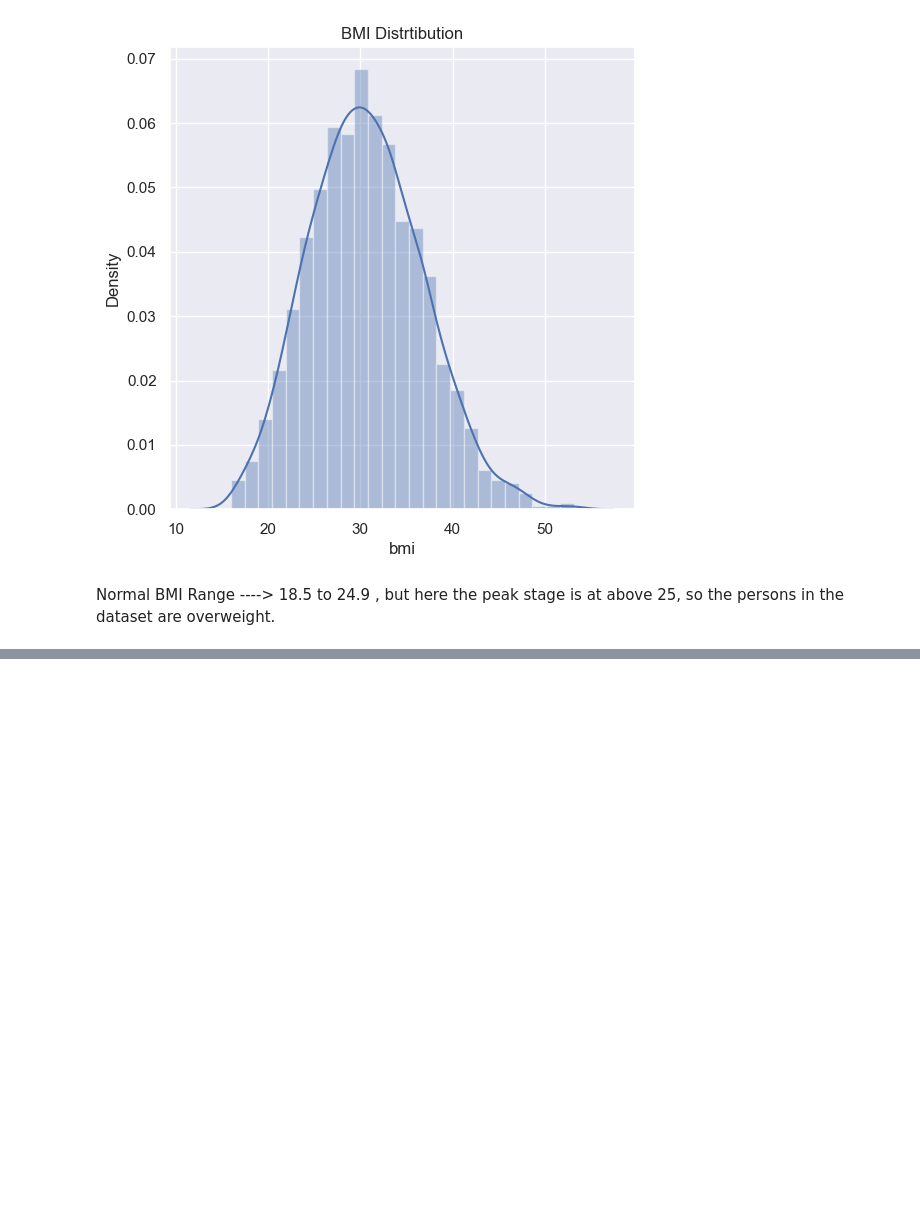
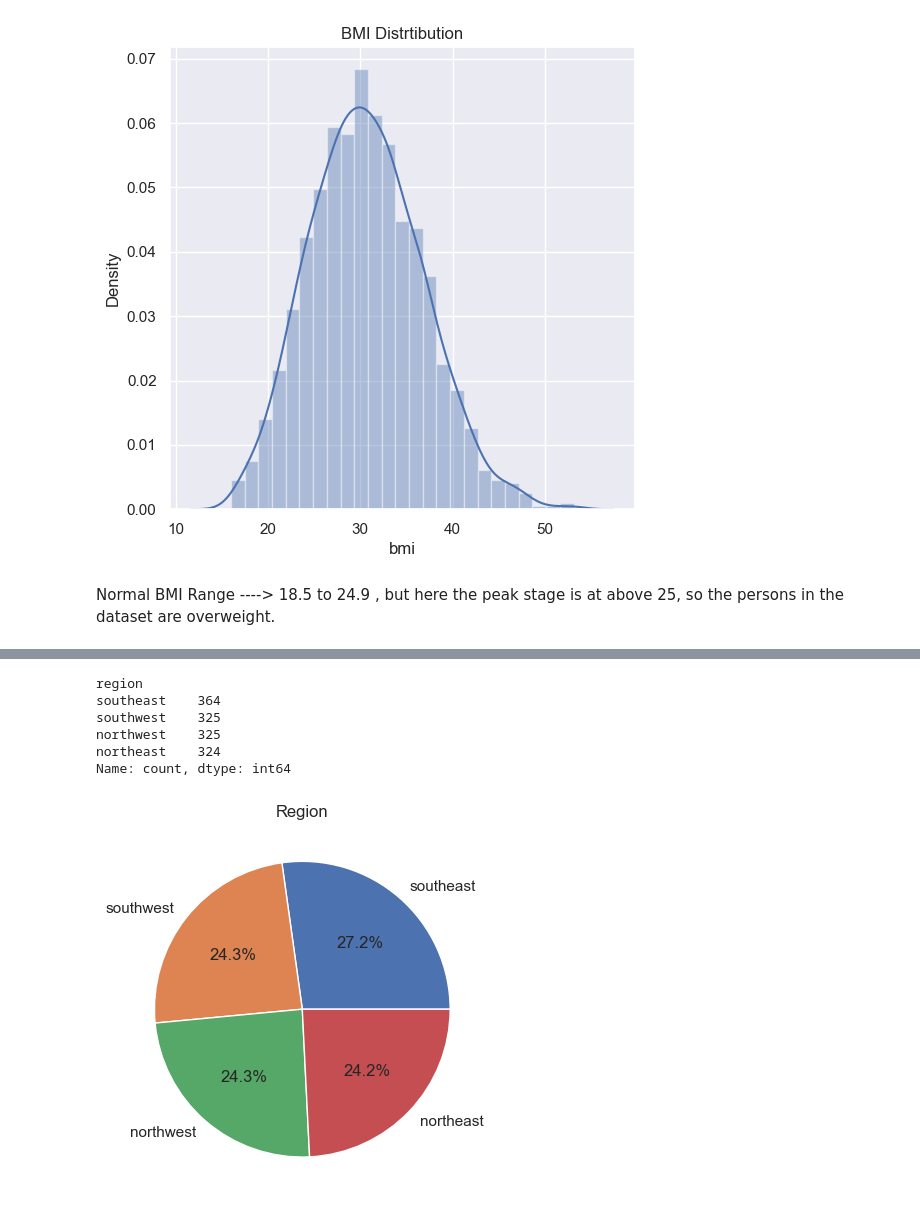
Before and after one commit to lalitha-hari/Medical_Insurance_Prediction, a Jupyter notebook: main.ipynb, the cells around one changed output, grey strips where cells are left out. Saved outputs shown, nothing was run; the diff lists cells and outputs as text; code cells hidden in the pictures; blank space fills up the shorter version.

```diff
--- a/main.ipynb
+++ b/main.ipynb
@@ -120,0 +154,14 @@ Normal BMI Range ----> 18.5 to 24.9 , but here the peak stage is at above 25, so
+# %%
+regions_count=df["region"].value_counts()
+print(regions_count)
+plt.pie(regions_count,labels=regions_count.index,autopct="%1.1f%%")
+plt.title("Region")
+plt.show()
+# %% [output]
+region
+southeast    364
+southwest    325
+northwest    325
+northeast    324
+Name: count, dtype: int64
+[figure, added]
```
Also changed, not shown: parts of 6 cells of this notebook.
